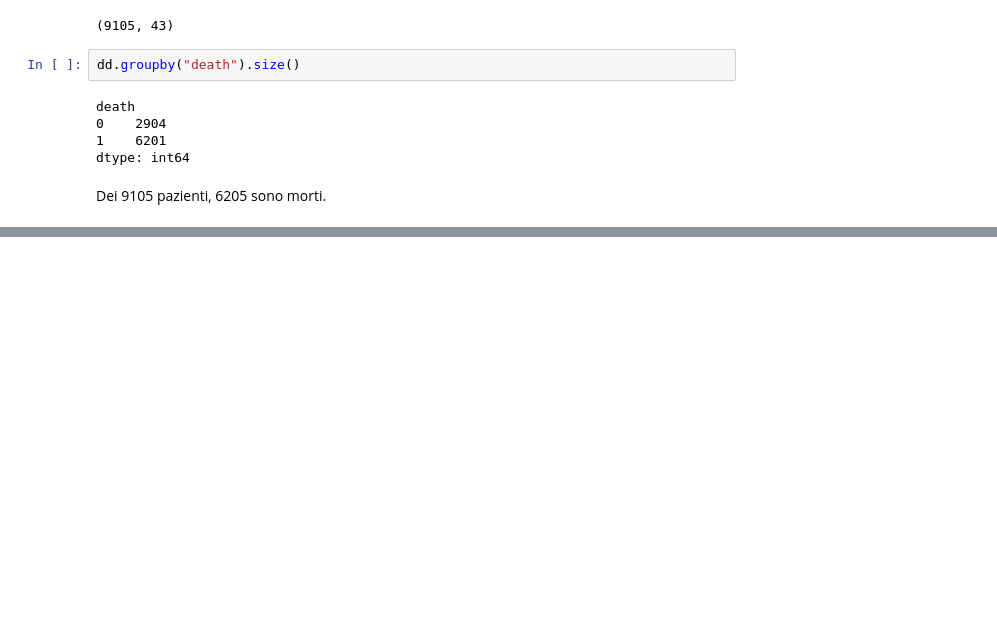
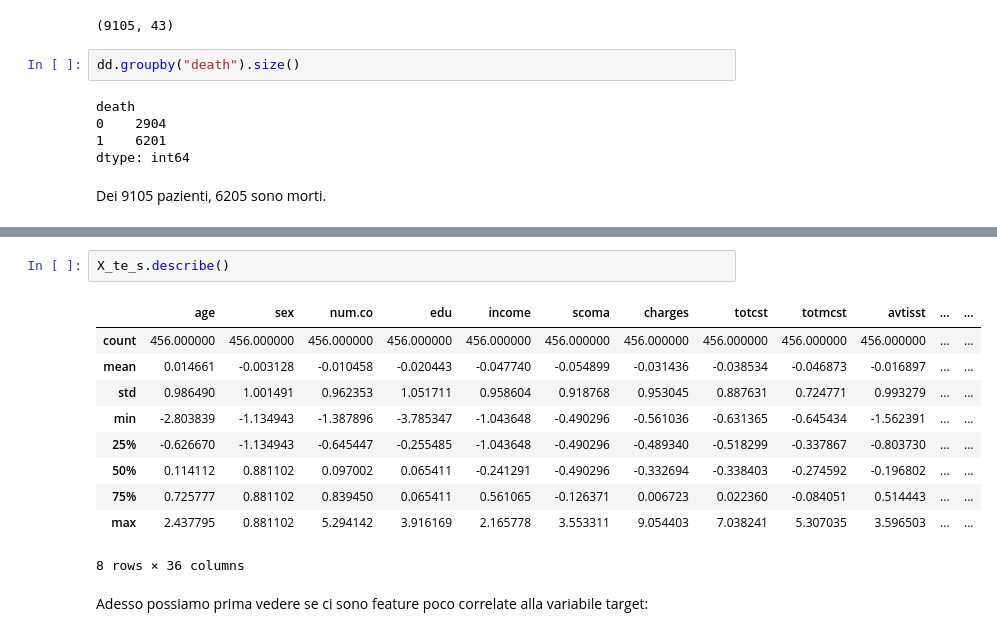
Before and after one commit to alberto-rampulla/big-data-course, a Jupyter notebook: 03_Clustering/Clustering.ipynb, the cells around one changed output, grey strips where cells are left out. Cells and saved outputs as stored; diff of their text form; blank space fills up the shorter version.

```diff
--- a/03_Clustering/Clustering.ipynb
+++ b/03_Clustering/Clustering.ipynb
@@ -75,0 +230,15 @@ dd.describe()
+# %%
+X_te_s.describe()
+# %% [output]
+|  | age | sex | num.co | edu | income | scoma | charges | totcst | totmcst | avtisst | ... | ... |
+| count | 456.000000 | 456.000000 | 456.000000 | 456.000000 | 456.000000 | 456.000000 | 456.000000 | 456.000000 | 456.000000 | 456.000000 | ... | ... |
+| mean | 0.014661 | -0.003128 | -0.010458 | -0.020443 | -0.047740 | -0.054899 | -0.031436 | -0.038534 | -0.046873 | -0.016897 | ... | ... |
+| std | 0.986490 | 1.001491 | 0.962353 | 1.051711 | 0.958604 | 0.918768 | 0.953045 | 0.887631 | 0.724771 | 0.993279 | ... | ... |
+| min | -2.803839 | -1.134943 | -1.387896 | -3.785347 | -1.043648 | -0.490296 | -0.561036 | -0.631365 | -0.645434 | -1.562391 | ... | ... |
+| 25% | -0.626670 | -1.134943 | -0.645447 | -0.255485 | -1.043648 | -0.490296 | -0.489340 | -0.518299 | -0.337867 | -0.803730 | ... | ... |
+| 50% | 0.114112 | 0.881102 | 0.097002 | 0.065411 | -0.241291 | -0.490296 | -0.332694 | -0.338403 | -0.274592 | -0.196802 | ... | ... |
+| 75% | 0.725777 | 0.881102 | 0.839450 | 0.065411 | 0.561065 | -0.126371 | 0.006723 | 0.022360 | -0.084051 | 0.514443 | ... | ... |
+| max | 2.437795 | 0.881102 | 5.294142 | 3.916169 | 2.165778 | 3.553311 | 9.054403 | 7.038241 | 5.307035 | 3.596503 | ... | ... |
+8 rows × 36 columns
+# %% [markdown]
+Adesso possiamo prima vedere se ci sono feature poco correlate alla variabile target:
```
Also changed, not shown: parts of 28 cells of this notebook.
